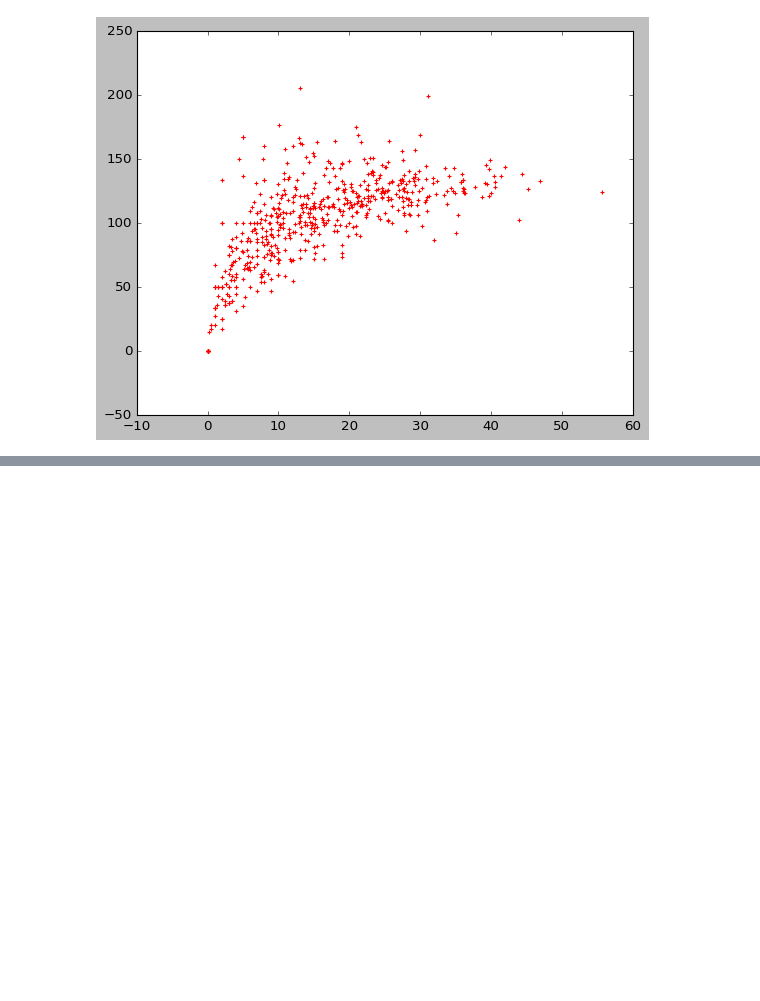
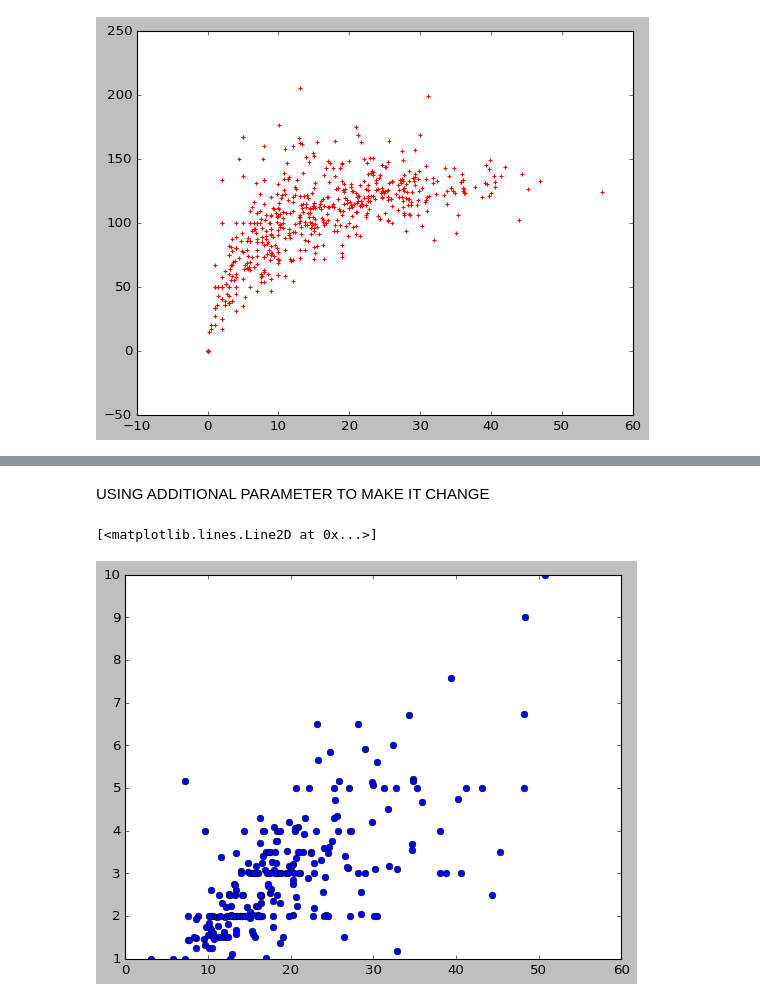
Before and after one commit to sseal2004/Machine-Learning-Full-Course, a Jupyter notebook: Python Library/MatplotLib/ScatterPlot.ipynb, the cells around one changed output, grey strips where cells are left out. Saved outputs shown, nothing was run; the diff lists cells and outputs as text; code cells hidden in the pictures; blank space fills up the shorter version.

```diff
--- a/Python Library/MatplotLib/ScatterPlot.ipynb
+++ b/Python Library/MatplotLib/ScatterPlot.ipynb
@@ -83,0 +130,7 @@ plt.scatter(df['avg'],df['strike_rate'],color ='red',marker='+')
+# %% [markdown]
+USING ADDITIONAL PARAMETER TO MAKE IT CHANGE
+# %%
+plt.plot(tips['total_bill'],tips['tip'],'o')
+# %% [output]
+[<matplotlib.lines.Line2D at 0x...>]
+[figure, added]
```
Also changed, not shown: parts of 10 cells of this notebook.
